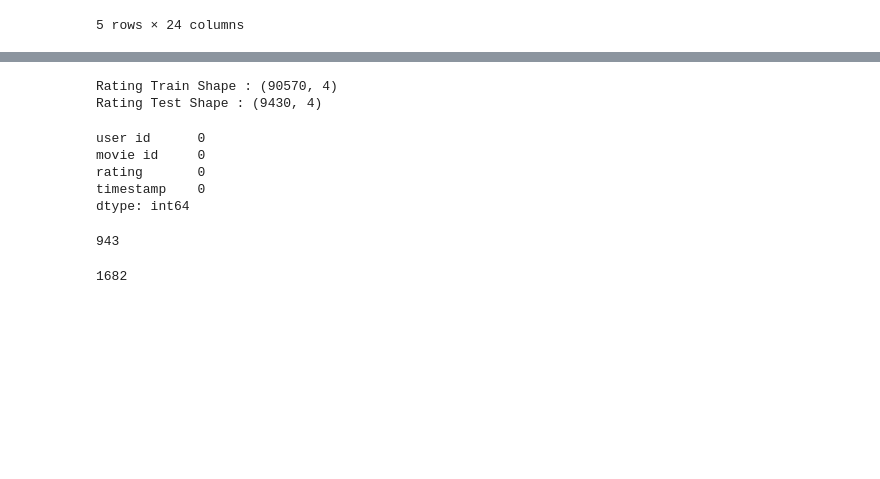
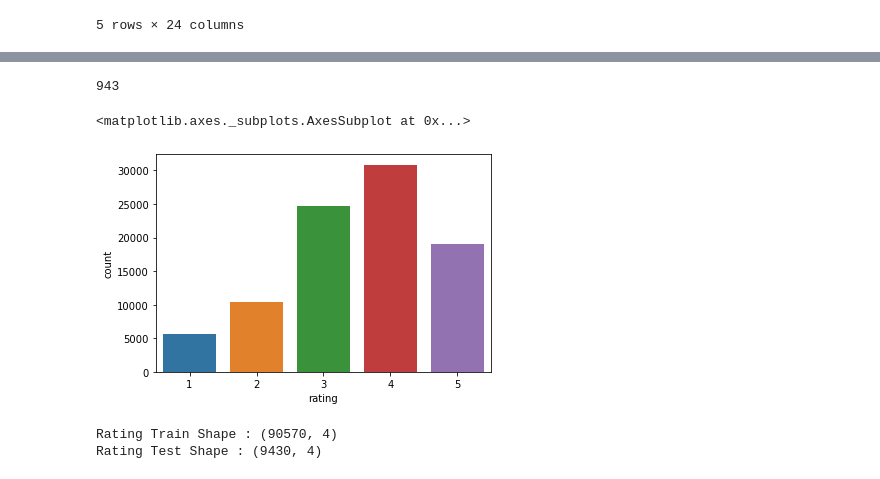
Before and after one commit to adityasharma1076/Movie-Recommender-System, a Jupyter notebook: MovieLens-100k_Recommended_System.ipynb, the cells around one changed output, grey strips where cells are left out. Saved outputs shown, nothing was run; the diff lists cells and outputs as text; code cells hidden in the pictures; blank space fills up the shorter version.

```diff
--- a/MovieLens-100k_Recommended_System.ipynb
+++ b/MovieLens-100k_Recommended_System.ipynb
@@ -73,22 +68,15 @@ ratings_test = pd.read_csv('ml-100k/ua.test', sep='\t', names=rating_coulmns)
+# %%
+len(ratings_train['user id'].value_counts())
+# %% [output]
+943
+# %%
+sns.countplot(ratings_train['rating'])
+# %% [output]
+<matplotlib.axes._subplots.AxesSubplot at 0x...>
+[figure, added]
 # %%
 print('Rating Train Shape : {}'.format(ratings_train.shape))
 print('Rating Test Shape : {}'.format(ratings_test.shape))
 # %% [output]
 Rating Train Shape : (90570, 4)
 Rating Test Shape : (9430, 4)
-# %%
-ratings.isnull().sum()                     ## No null values
-# %% [output]
-user id      0
-movie id     0
-rating       0
-timestamp    0
-dtype: int64
-# %%
-len(ratings['user id'].unique())            ## total number of unique users
-# %% [output]
-943
-# %%
-len(ratings['movie id'].unique())            ## total number of unique movies
-# %% [output]
-1682
```
Also changed, not shown: parts of 38 cells of this notebook, 2 other files.
